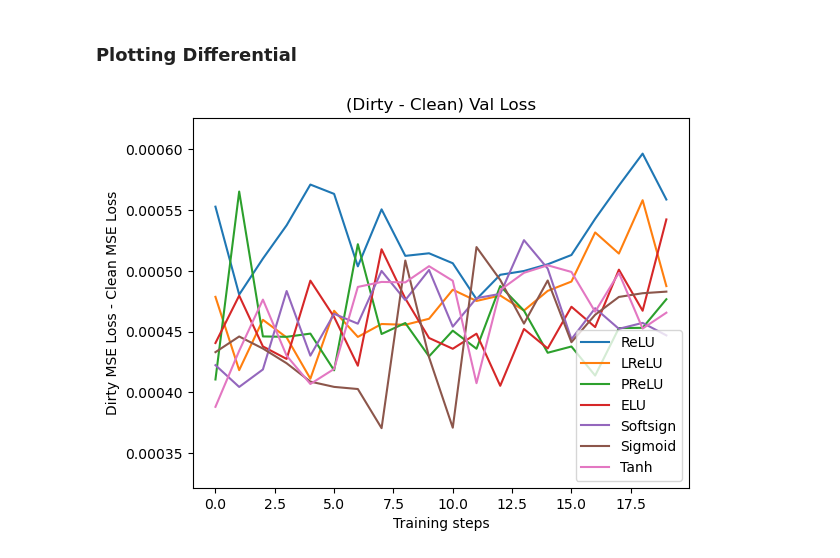
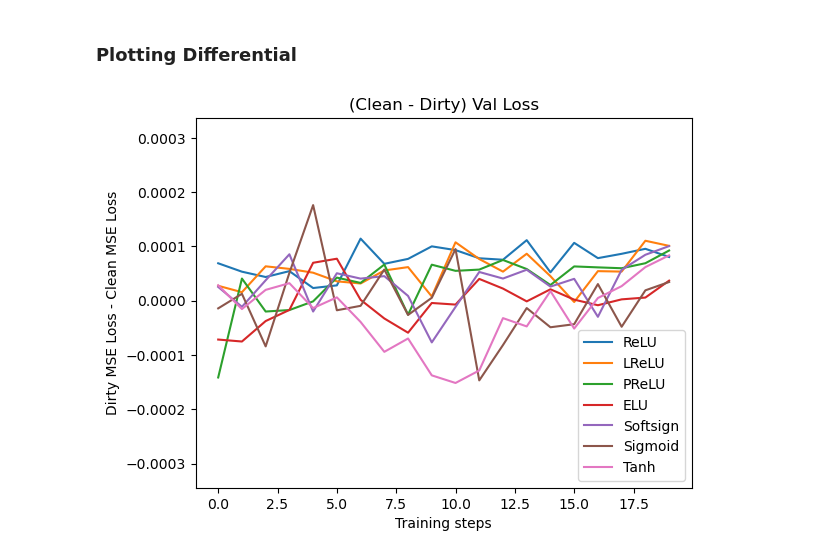
Before and after one commit to Zachary-Harrison/ActivationFunctions-ADLResearch, a Jupyter notebook: multivariate.ipynb, the cells around one changed output. Cells and saved outputs as stored; diff of their text form; code cells hidden in the pictures.

```diff
--- a/multivariate.ipynb
+++ b/multivariate.ipynb
@@ -450,4 +446,4 @@ Epoch 16: train loss=0.000973   | val loss=0.000900
 Finished Training
 # %%
-tanh_loss_record_clean, tanh_best_model_clean = train(Net(nn.Tanh).to(device), train_loader_clean, val_loader_clean, valset_clean)
+tanh_loss_record_clean, tanh_best_model_clean = train(Net(nn.Tanh).to(device), train_loader_clean, val_loader, valset)
 # %% [output]
@@ -467,4 +462,4 @@ Epoch 20: train loss=0.000459   | val loss=0.000454
 Finished Training
 # %%
-tanh_loss_record_dirty, tanh_best_model_dirty = train(Net(nn.Tanh).to(device), train_loader_dirty, val_loader_dirty, valset_dirty)
+tanh_loss_record_dirty, tanh_best_model_dirty = train(Net(nn.Tanh).to(device), train_loader_dirty, val_loader, valset)
 # %% [output]
@@ -612,7 +607,7 @@ plot_vals(tanh_loss_record_dirty['val'], tanh_loss_record_clean['val'], title="C
 # %% [markdown]
 ### Plotting Differential
 # %%
-def plot_diff(diffs, labels, title='', num_std_devs=3):
+def plot_diff(diffs, labels, title='', num_std_devs=5):
     mins = []
     maxs = []
     for i in range(len(diffs)):
@@ -626,24 +621,24 @@ def plot_diff(diffs, labels, title='', num_std_devs=3):
     plt.legend()
     plt.show()
 # %%
-def list_mag_diff(list1, list2):
+def list_diff(list1, list2):
     answer = []
     for i in range(len(list1)):
-        answer.append(abs(list1[i] - list2[i]))
+        answer.append(list1[i] - list2[i])
     return answer
 # %%
-DIFF_relu_lrd = list_mag_diff(relu_loss_record_dirty['val'], relu_loss_record_clean['val'])
-DIFF_lrelu_lrd = list_mag_diff(lrelu_loss_record_dirty['val'], lrelu_loss_record_clean['val'])
-DIFF_prelu_lrd = list_mag_diff(prelu_loss_record_dirty['val'], prelu_loss_record_clean['val'])
-DIFF_elu_lrd = list_mag_diff(elu_loss_record_dirty['val'], elu_loss_record_clean['val'])
-DIFF_softsign_lrd = list_mag_diff(softsign_loss_record_dirty['val'], softsign_loss_record_clean['val'])
-DIFF_sigmoid_lrd = list_mag_diff(sigmoid_loss_record_dirty['val'], sigmoid_loss_record_clean['val'])
-DIFF_tanh_lrd = list_mag_diff(tanh_loss_record_dirty['val'], tanh_loss_record_clean['val'])
+DIFF_relu_lrd = list_diff( relu_loss_record_clean['val'], relu_loss_record_dirty['val'])
+DIFF_lrelu_lrd = list_diff(lrelu_loss_record_clean['val'], lrelu_loss_record_dirty['val'])
+DIFF_prelu_lrd = list_diff(prelu_loss_record_clean['val'], prelu_loss_record_dirty['val'])
+DIFF_elu_lrd = list_diff(elu_loss_record_clean['val'], elu_loss_record_dirty['val'])
+DIFF_softsign_lrd = list_diff(softsign_loss_record_clean['val'], softsign_loss_record_dirty['val'])
+DIFF_sigmoid_lrd = list_diff(sigmoid_loss_record_clean['val'], sigmoid_loss_record_dirty['val'])
+DIFF_tanh_lrd = list_diff(tanh_loss_record_clean['val'], tanh_loss_record_dirty['val'])
 
 plot_diff(
     diffs=[DIFF_relu_lrd, DIFF_lrelu_lrd, DIFF_prelu_lrd, DIFF_elu_lrd, DIFF_softsign_lrd, DIFF_sigmoid_lrd, DIFF_tanh_lrd],
     labels=['ReLU', 'LReLU', 'PReLU', 'ELU', 'Softsign', 'Sigmoid', 'Tanh'],
-    title='(Dirty - Clean) Val Loss'
+    title='(Clean - Dirty) Val Loss'
 )
 # %% [output]
-[figure, old version]
+[figure, new version]
```
Also changed, not shown: parts of 41 cells of this notebook.
